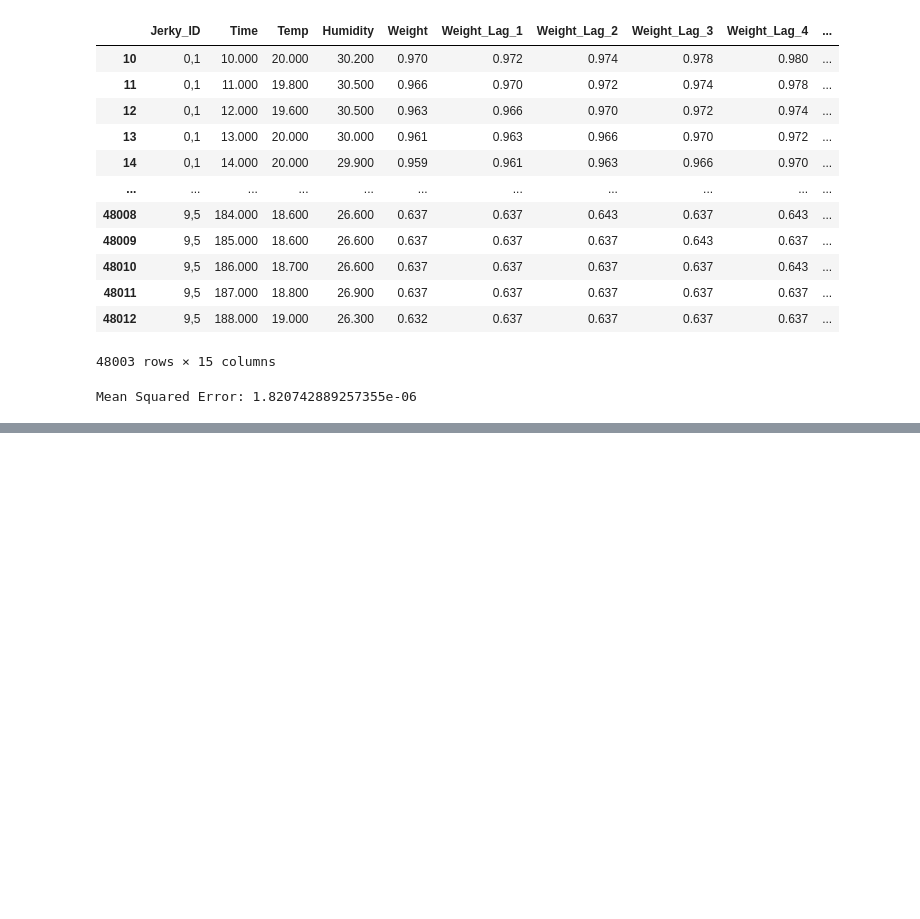
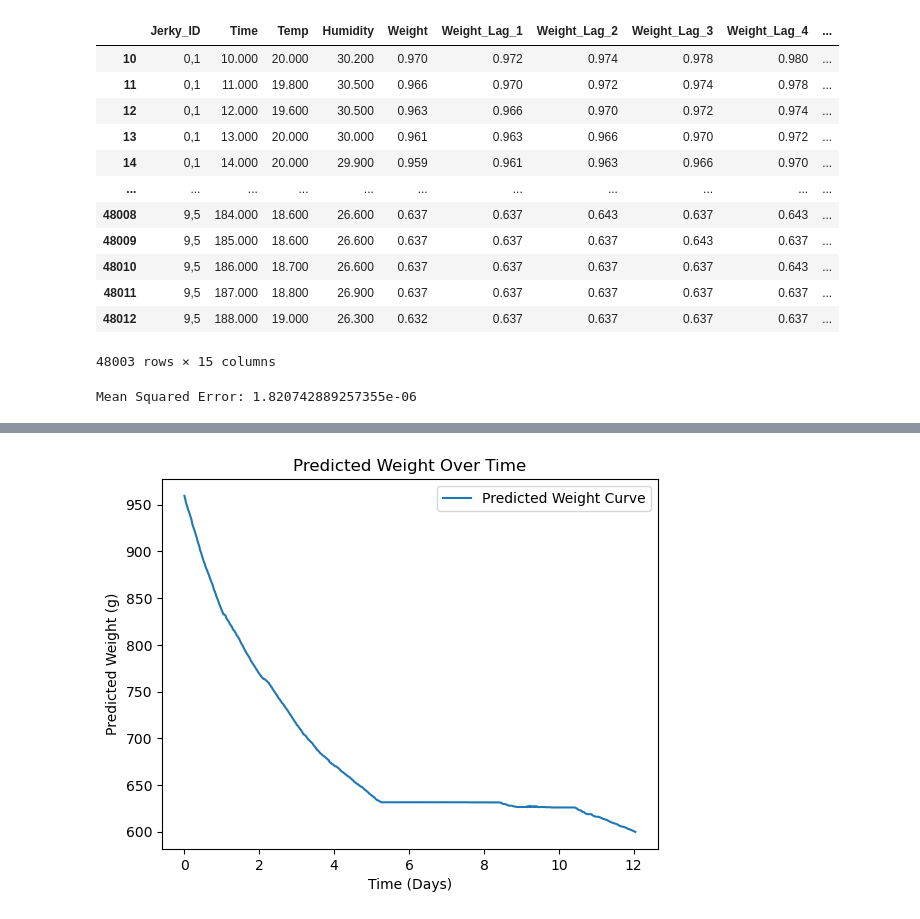
Before and after one commit to Nordtus/BiltongerML, a Jupyter notebook: Bilton_ML.ipynb, the cells around one changed output, grey strips where cells are left out. Cells and saved outputs as stored; diff of their text form; code cells hidden in the pictures; blank space fills up the shorter version.

Commit message:
Added curve fitted ln function

```diff
--- a/Bilton_ML.ipynb
+++ b/Bilton_ML.ipynb
@@ -172,24 +174,29 @@ print(f'Mean Squared Error: {mse}')
 # %% [output]
 Mean Squared Error: 1.820742889257355e-06
 # %%
-def predict_future_weight(time, temp, humidity, previous_weight):
+def predict_future_weight(time, temp, humidity, previous_weight_1,previous_weight_2,previous_weight_3,previous_weight_4,previous_weight_5,previous_weight_6,previous_weight_7,previous_weight_8,previous_weight_9,previous_weight_10):
     # Create a DataFrame for the input
     input_data = pd.DataFrame({
         'Time': [time],
         'Temp': [temp],
         'Humidity': [humidity],
-        'Weight_Lag_1': [previous_weight],
-        'Weight_Lag_2': [previous_weight],
-        'Weight_Lag_3': [previous_weight],
-        'Weight_Lag_4': [previous_weight],
-        'Weight_Lag_5': [previous_weight],
-        'Weight_Lag_6': [previous_weight],
-        'Weight_Lag_7': [previous_weight],
-        'Weight_Lag_8': [previous_weight],
-        'Weight_Lag_9': [previous_weight],
-        'Weight_Lag_10': [previous_weight]
+        'Weight_Lag_1': [previous_weight_1],
+        'Weight_Lag_2': [previous_weight_2],
+        'Weight_Lag_3': [previous_weight_3],
+        'Weight_Lag_4': [previous_weight_4],
+        'Weight_Lag_5': [previous_weight_5],
+        'Weight_Lag_6': [previous_weight_6],
+        'Weight_Lag_7': [previous_weight_7],
+        'Weight_Lag_8': [previous_weight_8],
+        'Weight_Lag_9': [previous_weight_9],
+        'Weight_Lag_10': [previous_weight_10]
             # You might want to adjust this
     })
+
+    # # Convert the 'Weight_Lag' columns to numeric, coercing errors to NaN
+    # for col in ['Weight_Lag_1', 'Weight_Lag_2', 'Weight_Lag_3', 'Weight_Lag_4', 'Weight_Lag_5',
+    #             'Weight_Lag_6', 'Weight_Lag_7', 'Weight_Lag_8', 'Weight_Lag_9', 'Weight_Lag_10']:
+    #     input_data[col] = pd.to_numeric(input_data[col], errors='coerce')
 
     return model.predict(input_data)
 
@@ -198,14 +205,71 @@ def predict_future_weight(time, temp, humidity, previous_weight):
 # predicted_weight = predict_future_weight(future_time, 18.2, 40.3, 1)
 # print(f'Predicted Weight at time 0: {predicted_weight[0]*1000}')
 
+import matplotlib.pyplot as plt
+
+# Lists to store time and predicted weight
+time_list = []
+weight_list = []
+
+previous_weight_10=1.0
+previous_weight_9=0.994413407821229
+previous_weight_8=0.9832402234636871
+previous_weight_7=0.9776536312849162
+previous_weight_6=0.9720670391061452
+previous_weight_5=0.9664804469273743
+previous_weight_4=0.9664804469273743
+previous_weight_3=0.9664804469273743
+previous_weight_2=0.9608938547486033
+previous_weight_1=0.9608938547486033
+
+# previous_weight_10=1
+# previous_weight_9=0.996
+# previous_weight_8=0.993
+# previous_weight_7=0.990
+# previous_weight_6=0.987
+# previous_weight_5=0.984
+# previous_weight_4=0.980
+# previous_weight_3=0.978
+# previous_weight_2=0.974
+# previous_weight_1=0.972
+
 predicted_weight=1
 # Loop through future time values from x to xx
-for future_time in range(1, 600):  # This will iterate from 20 to 100 inclusive
-    predicted_weight = predict_future_weight(future_time, 22, 40 ,predicted_weight)
-    if predicted_weight<1:
+for future_time in range(0, 600):  # This will iterate from 20 to 100 inclusive
+    predicted_weight = predict_future_weight(future_time, 25, 50 ,previous_weight_1,previous_weight_2,previous_weight_3,previous_weight_4,previous_weight_5,previous_weight_6,previous_weight_7,previous_weight_8,previous_weight_9,previous_weight_10)
+
+    previous_weight_10=previous_weight_9
+    previous_weight_9=previous_weight_8
+    previous_weight_8=previous_weight_7
+    previous_weight_7=previous_weight_6
+    previous_weight_6=previous_weight_5
+    previous_weight_5=previous_weight_4
+    previous_weight_4=previous_weight_3
+    previous_weight_3=previous_weight_2
+    previous_weight_2=previous_weight_1
+    previous_weight_1=predicted_weight
+
+    # Store the time and weight for plotting
+    time_list.append(future_time)
+    weight_list.append(predicted_weight[0])  # Assuming predict_future_weight returns an array
+
+
+    if predicted_weight<0.6:
         print(f'Future Time: {future_time/48:.1f} days, Predicted Weight: {predicted_weight[0] * 1000:.6f}')
 
-        #break
+        break
     elif future_time == 599:
         print(f'Did not cure Future Time: {future_time/48:.1f} days, Predicted Weight: {predicted_weight[0] * 1000:.6f}')
+
+# Plot the curve
+plt.plot([t / 48 for t in time_list], [w * 1000 for w in weight_list], label='Predicted Weight Curve')
+
+# Adding labels and title
+plt.xlabel('Time (Days)')
+plt.ylabel('Predicted Weight (g)')
+plt.title('Predicted Weight Over Time')
+plt.legend()
+
+# Show the plot
+plt.show()
 # %% [output]
@@ -228,0 +277 @@ Future Time: 12.5 days, Predicted Weight: 766.542183
+[figure, added]
```
Also changed, not shown: parts of 3 cells of this notebook.
